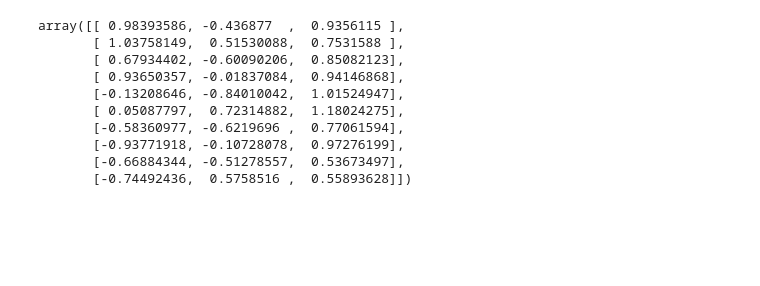
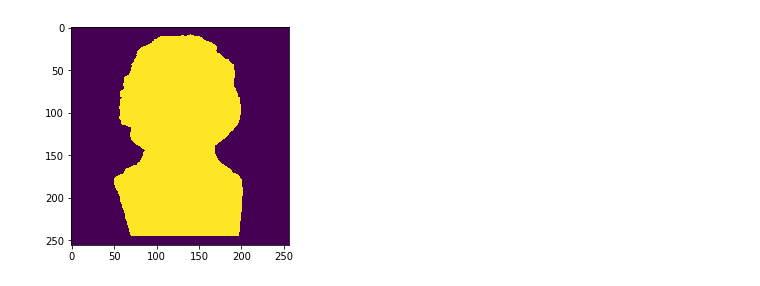
Before and after one commit to l3th0n/VIP_A3, a Jupyter notebook: Step 1 Maud.ipynb, the cells around one changed output. Saved outputs shown, nothing was run; the diff lists cells and outputs as text; code cells hidden in the pictures; blank space fills up the shorter version.

```diff
--- a/Step 1 Maud.ipynb
+++ b/Step 1 Maud.ipynb
@@ -35,14 +51,8 @@ plt.show()
 # %%
 buddha['mask'].shape
 buddha['S']
+
+plt.imshow(beethoven['mask'])
+plt.show()
 # %% [output]
-array([[ 0.98393586, -0.436877  ,  0.9356115 ],
-       [ 1.03758149,  0.51530088,  0.7531588 ],
-       [ 0.67934402, -0.60090206,  0.85082123],
-       [ 0.93650357, -0.01837084,  0.94146868],
-       [-0.13208646, -0.84010042,  1.01524947],
-       [ 0.05087797,  0.72314882,  1.18024275],
-       [-0.58360977, -0.6219696 ,  0.77061594],
-       [-0.93771918, -0.10728078,  0.97276199],
-       [-0.66884344, -0.51278557,  0.53673497],
-       [-0.74492436,  0.5758516 ,  0.55893628]])
+[figure, added]
```
Also changed, not shown: parts of 5 cells of this notebook.
